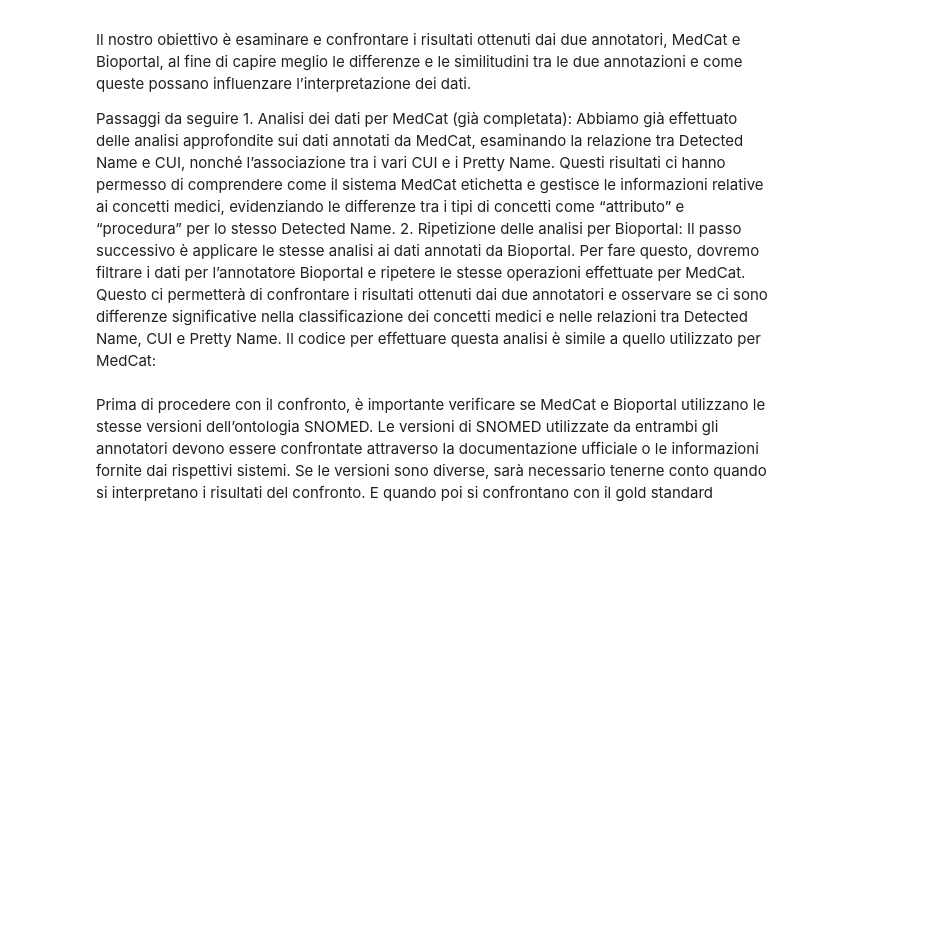
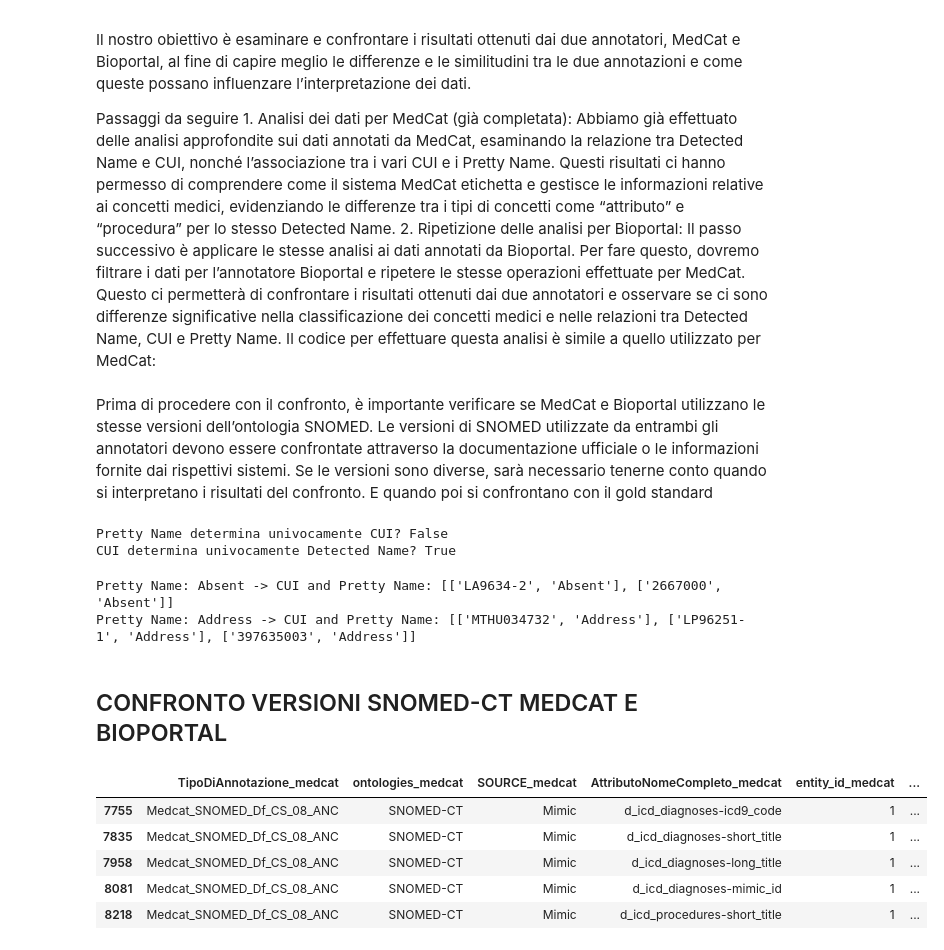
Before and after one commit to GConte47/tirocinio, a Jupyter notebook: df omap/PerLeAnnotazioni20Marzo(1).ipynb, the cells around one changed output. Drawn from its saved outputs; the diff is of its cells as text; code cells hidden in the pictures; blank space fills up the shorter version.

Commit message:
modifiche e aggiunta df annotazioni completo (Bioportal + Medcat)

```diff
--- a/df omap/PerLeAnnotazioni20Marzo(1).ipynb
+++ b/df omap/PerLeAnnotazioni20Marzo(1).ipynb
@@ -493,3 +496,43 @@ Abbiamo già effettuato delle analisi approfondite sui dati annotati da MedCat,
 Il passo successivo è applicare le stesse analisi ai dati annotati da Bioportal. Per fare questo, dovremo filtrare i dati per l’annotatore Bioportal e ripetere le stesse operazioni effettuate per MedCat. Questo ci permetterà di confrontare i risultati ottenuti dai due annotatori e osservare se ci sono differenze significative nella classificazione dei concetti medici e nelle relazioni tra Detected Name, CUI e Pretty Name. Il codice per effettuare questa analisi è simile a quello utilizzato per MedCat:
 # %% [markdown]
 Prima di procedere con il confronto, è importante verificare se MedCat e Bioportal utilizzano le stesse versioni dell’ontologia SNOMED.  Le versioni di SNOMED utilizzate da entrambi gli annotatori devono essere confrontate attraverso la documentazione ufficiale o le informazioni fornite dai rispettivi sistemi. Se le versioni sono diverse, sarà necessario tenerne conto quando si interpretano i risultati del confronto. E quando poi si confrontano con il gold standard
+# %%
+AnnotazioniB = AnnotazioniConBioportal
+
+# Verifica se ogni 'detected_name' ha sempre lo stesso 'cui'
+detected_determines_cui = (
+    AnnotazioniB.groupby('pretty_name')['cui']
+    .nunique()
+    .max() == 1
+)
+
+# Verifica se ogni 'cui' ha sempre lo stesso 'detected_name'
+cui_determines_detected = (
+    AnnotazioniB.groupby('cui')['pretty_name']
+    .nunique()
+    .max() == 1
+)
+
+# Stampa i risultati
+print(f"Pretty Name determina univocamente CUI? {detected_determines_cui}")
+print(f"CUI determina univocamente Detected Name? {cui_determines_detected}")
+# %% [output]
+Pretty Name determina univocamente CUI? False
+CUI determina univocamente Detected Name? True
+# %%
+# Trova i detected_name associati a più di un cui
+detected_with_multiple_cui = (
+    AnnotazioniB.groupby('pretty_name')['cui']
+    .nunique()
+    .reset_index()
+    .query("cui > 1")
+    .head(2)  # Seleziona almeno un paio di esempi
+)
+
+# Mostra per ciascuno l'elenco distinto di cui e pretty_name
+for detected in detected_with_multiple_cui['pretty_name']:
+    cui_pretty_name_list = AnnotazioniB.loc[AnnotazioniB['pretty_name'] == detected, ['cui', 'pretty_name']].drop_duplicates()
+    print(f"Pretty Name: {detected} -> CUI and Pretty Name: {cui_pretty_name_list.values.tolist()}")
+# %% [output]
+Pretty Name: Absent -> CUI and Pretty Name: [['LA9634-2', 'Absent'], ['2667000', 'Absent']]
+Pretty Name: Address -> CUI and Pretty Name: [['MTHU034732', 'Address'], ['LP96251-1', 'Address'], ['397635003', 'Address']]
@@ -495,0 +554,24 @@ Prima di procedere con il confronto, è importante verificare se MedCat e Biopor
+# %% [markdown]
+## CONFRONTO VERSIONI SNOMED-CT MEDCAT E BIOPORTAL
+# %%
+
+annotazioniMedcat = pd.read_csv('files/annotazioni.csv', delimiter=",")
+annotazioniBioportal = pd.read_csv('files/annotazioni_Bioportal.csv', delimiter=",")
+
+annotazioniMedcat = annotazioniMedcat.drop(annotazioniMedcat[annotazioniMedcat["ontologies"] == "UMLS"].index)
+annotazioniBioportal = annotazioniBioportal.drop(annotazioniBioportal[annotazioniBioportal["ontologies"] == "LOINC"].index)
+# Unisco i due dataframe sul "pretty_name"
+merged_df = annotazioniMedcat.merge(annotazioniBioportal, on="pretty_name", suffixes=('_medcat', '_bioportal'))
+
+# Verifico dove il codice SNOMED è diverso
+discrepancies = merged_df[merged_df["cui_bioportal"] != merged_df["cui_medcat"]]
+
+# Mostro le prime discrepanze trovate
+discrepancies.head()
+# %% [output]
+|  | TipoDiAnnotazione_medcat | ontologies_medcat | SOURCE_medcat | AttributoNomeCompleto_medcat | entity_id_medcat | ... |
+| 7755 | Medcat_SNOMED_Df_CS_08_ANC | SNOMED-CT | Mimic | d_icd_diagnoses-icd9_code | 1 | ... |
+| 7835 | Medcat_SNOMED_Df_CS_08_ANC | SNOMED-CT | Mimic | d_icd_diagnoses-short_title | 1 | ... |
+| 7958 | Medcat_SNOMED_Df_CS_08_ANC | SNOMED-CT | Mimic | d_icd_diagnoses-long_title | 1 | ... |
+| 8081 | Medcat_SNOMED_Df_CS_08_ANC | SNOMED-CT | Mimic | d_icd_diagnoses-mimic_id | 1 | ... |
+| 8218 | Medcat_SNOMED_Df_CS_08_ANC | SNOMED-CT | Mimic | d_icd_procedures-short_title | 1 | ... |
```
Also changed, not shown: parts of 9 cells of this notebook, 1 other file.
